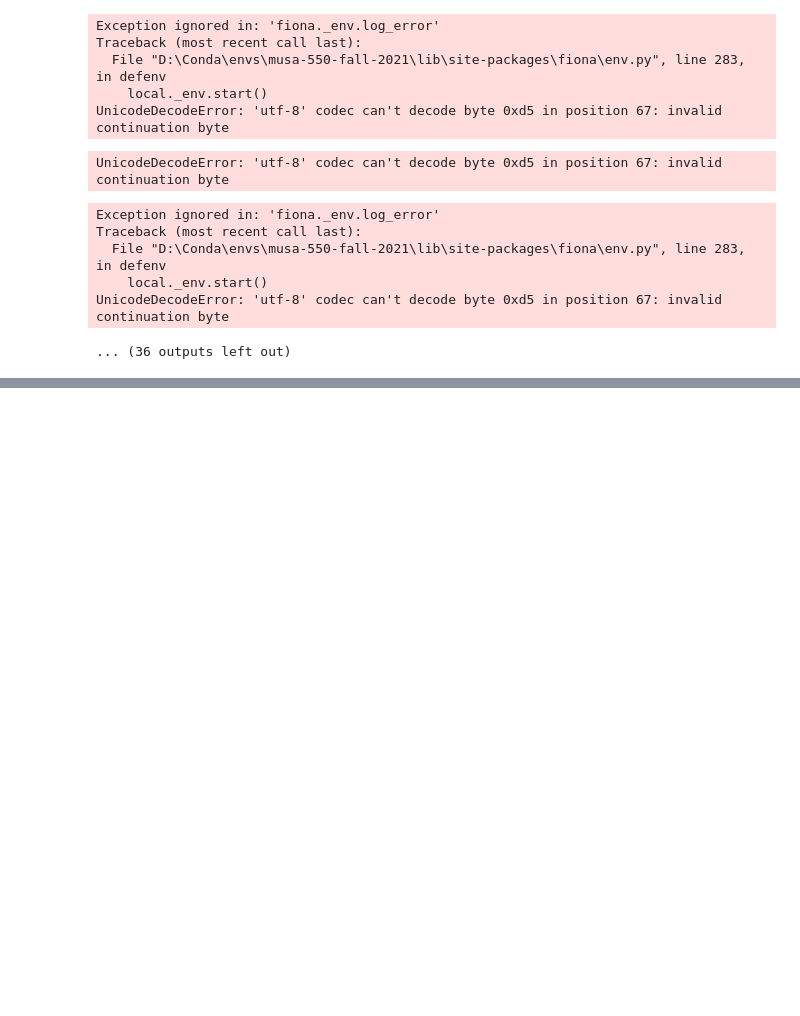
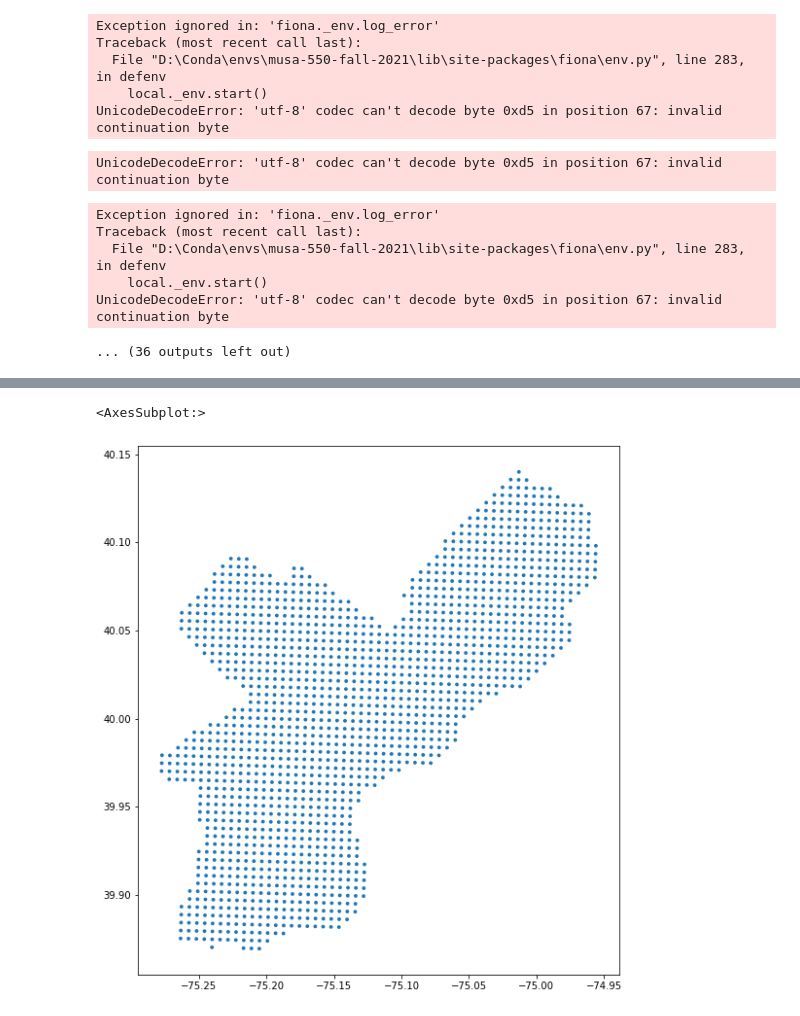
Before and after one commit to CPLN-680-Spring-2022/Ziyuan_Cai_PokemonStay, a Jupyter notebook: scripts/capstone-crime.ipynb, the cells around one changed output, grey strips where cells are left out. Cells and saved outputs as stored; diff of their text form; code cells hidden in the pictures; blank space fills up the shorter version.

```diff
--- a/scripts/capstone-crime.ipynb
+++ b/scripts/capstone-crime.ipynb
@@ -66,0 +110,2 @@ UnicodeDecodeError: 'utf-8' codec can't decode byte 0xd5 in position 67: invalid
+# %%
+des=gpd.read_file("E:/graduate/capstone/capstone/processed_data/destination.shp")
@@ -66,0 +150,6 @@ UnicodeDecodeError: 'utf-8' codec can't decode byte 0xd5 in position 67: invalid
+# %%
+des = des.to_crs(epsg=3857)
+# %%
+des.geometry=des.geometry.buffer(152.4)
+# %%
+des = des.to_crs(epsg=4326)
@@ -66,0 +172,6 @@ UnicodeDecodeError: 'utf-8' codec can't decode byte 0xd5 in position 67: invalid
+# %%
+f,ax = plt.subplots(figsize=(10,10))
+des.plot(ax=ax)
+# %% [output]
+<AxesSubplot:>
+[figure, added]
```
Also changed, not shown: parts of 14 cells of this notebook, 11 other files.
